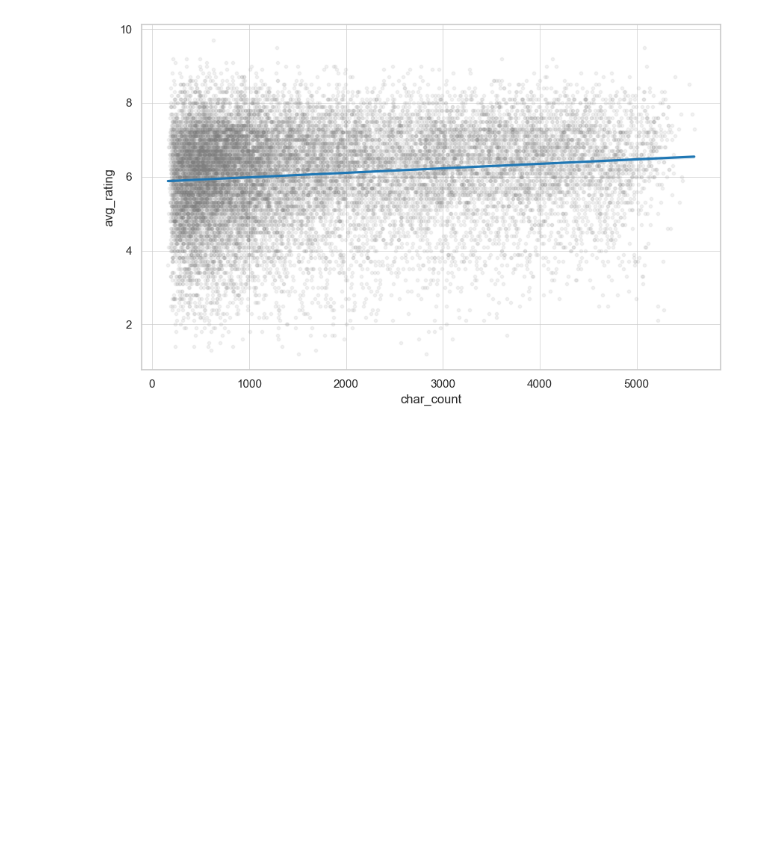
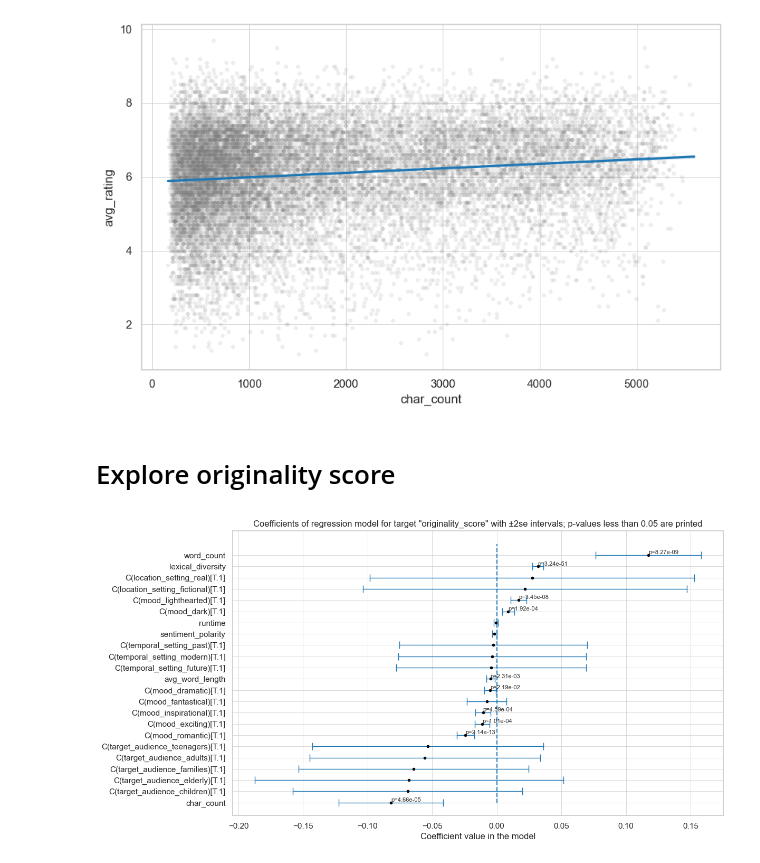
Before and after one commit to epfl-ada/ada-2023-project-biasbusters, a Jupyter notebook: regression_analysis.ipynb, the cells around one changed output. Drawn from its saved outputs; the diff is of its cells as text; code cells hidden in the pictures; blank space fills up the shorter version.

Commit message:
originality scores

```diff
--- a/regression_analysis.ipynb
+++ b/regression_analysis.ipynb
@@ -360,3 +362,16 @@ plot_regression(plot_analysis, 'lexical_diversity', target)
 plot_regression(plot_analysis, 'char_count', target)
 # %% [output]
 [figure]
+# %% [markdown]
+# Explore originality score
+# %%
+fit_regression_model(plot_analysis,
+     [
+         'runtime', 'word_count', 'char_count', 'avg_word_length', 'lexical_diversity', 'sentiment_polarity',
+         'mood', 'target_audience', 'temporal_setting', 'location_setting'
+
+     ],
+     'originality_score'
+)
+# %% [output]
+[figure, added]
```
Also changed, not shown: parts of 10 cells of this notebook.
